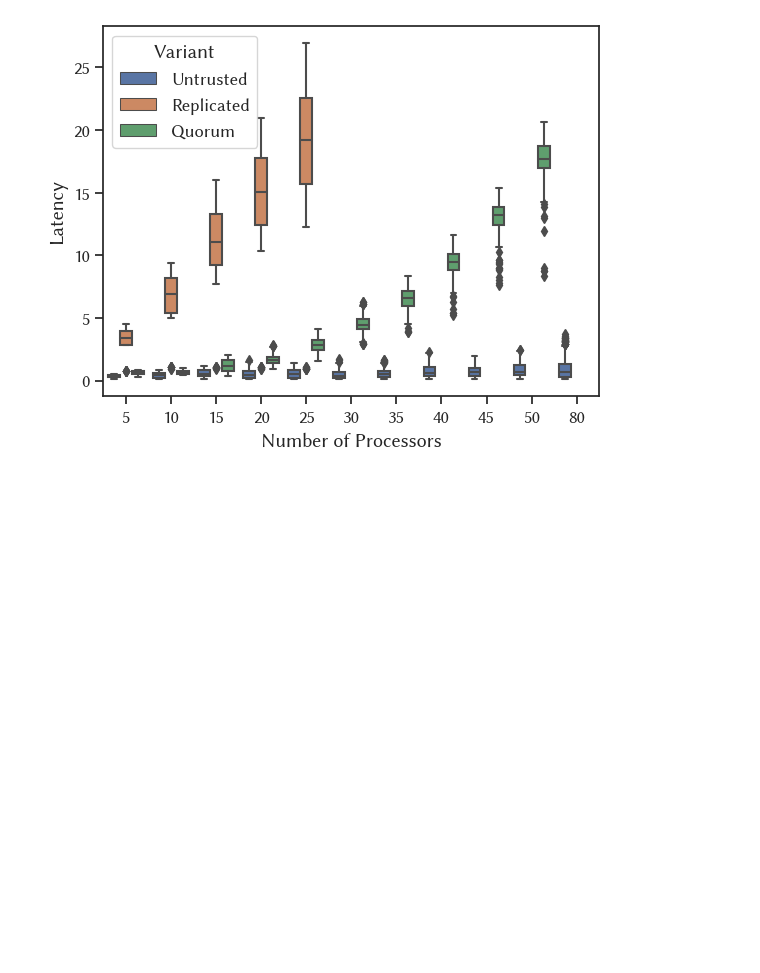
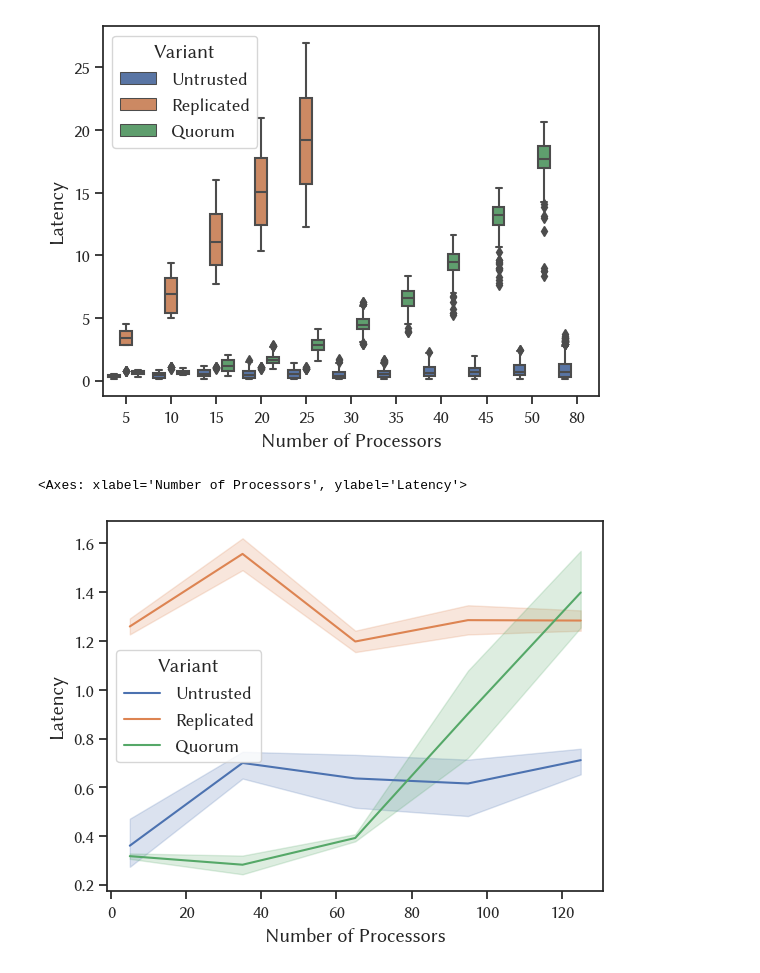
Before and after one commit to neatsys/neatworks, a Jupyter notebook: tools/boson-control/notebooks/mutex.ipynb, the cells around one changed output. Drawn from its saved outputs; the diff is of its cells as text; code cells hidden in the pictures; blank space fills up the shorter version.

```diff
--- a/tools/boson-control/notebooks/mutex.ipynb
+++ b/tools/boson-control/notebooks/mutex.ipynb
@@ -34,6 +34,9 @@ sns.boxplot(data=data[data["Mode"] == "All"],
 <Axes: xlabel='Number of Processors', ylabel='Latency'>
 [figure]
 # %%
-sns.boxplot(data=data[data["Mode"] == "One"],
+sns.lineplot(data=data[data["Mode"] == "One"],
     x="Number of Processors", y="Latency", hue="Variant",
     hue_order=["Untrusted", "Replicated", "Quorum"])
+# %% [output]
+<Axes: xlabel='Number of Processors', ylabel='Latency'>
+[figure, added]
```
Also changed, not shown: 23 other files.
